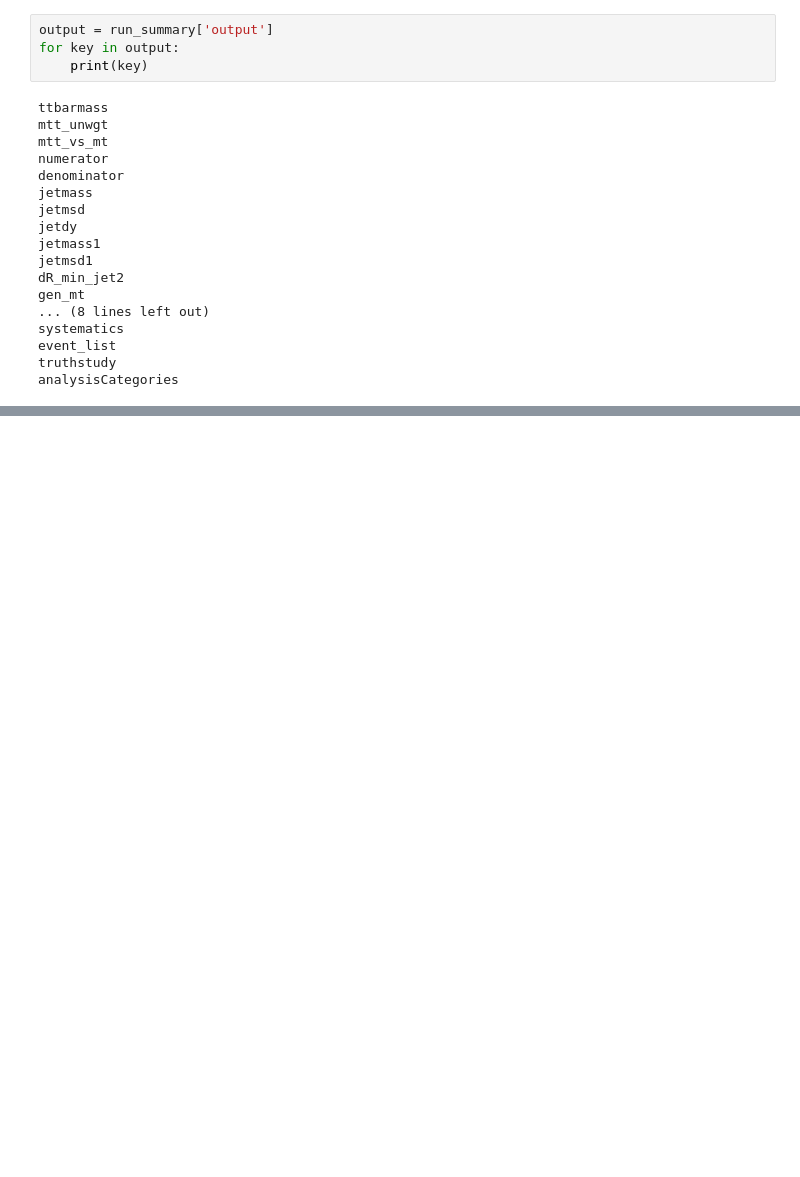
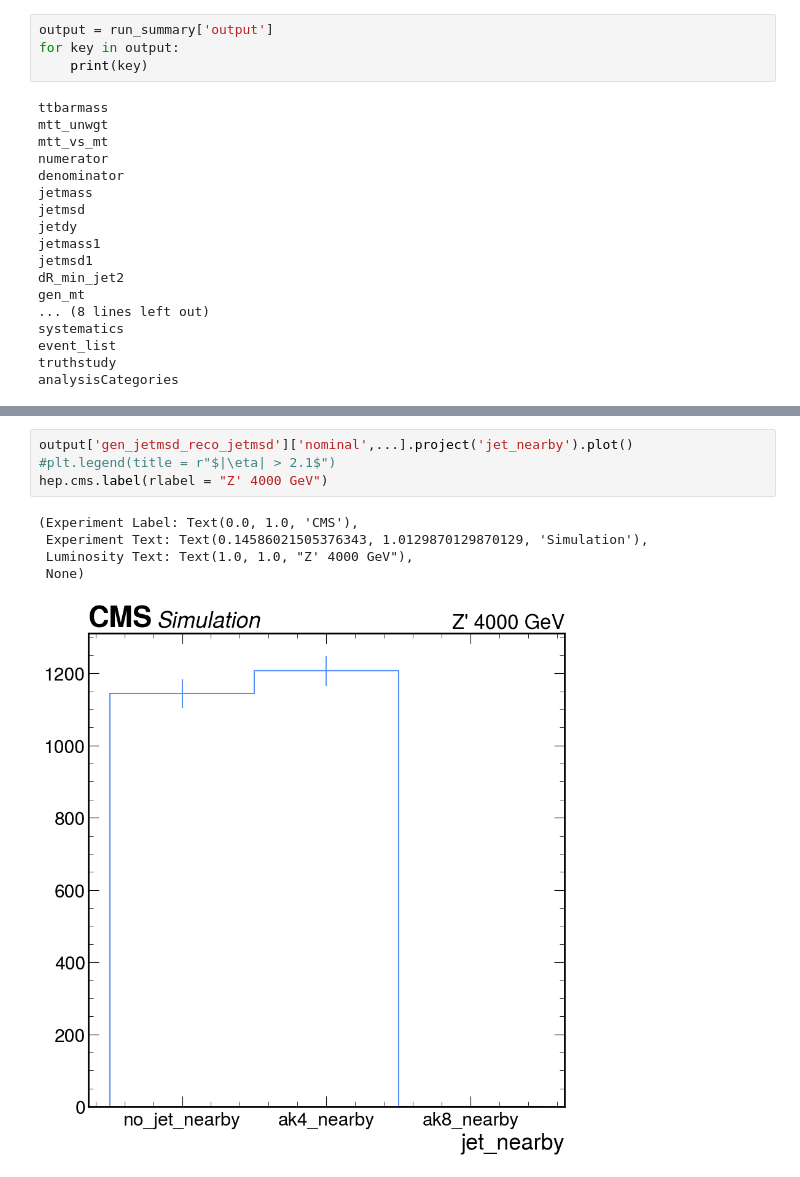
Before and after one commit to hayfasfar/TTbarHadronicSkimmer, a Jupyter notebook: ttbaranalysis.ipynb, the cells around one changed output, grey strips where cells are left out. Drawn from its saved outputs; the diff is of its cells as text; blank space fills up the shorter version.

```diff
--- a/ttbaranalysis.ipynb
+++ b/ttbaranalysis.ipynb
@@ -676,0 +697,10 @@ plt.legend()
+# %%
+output['gen_jetmsd_reco_jetmsd']['nominal',...].project('jet_nearby').plot()
+#plt.legend(title = r"$|\eta| > 2.1$")
+hep.cms.label(rlabel = "Z' 4000 GeV")
+# %% [output]
+(Experiment Label: Text(0.0, 1.0, 'CMS'),
+ Experiment Text: Text(0.14586021505376343, 1.0129870129870129, 'Simulation'),
+ Luminosity Text: Text(1.0, 1.0, "Z' 4000 GeV"),
+ None)
+[figure, added]
```
Also changed, not shown: parts of 8 cells of this notebook, 3 other files.
